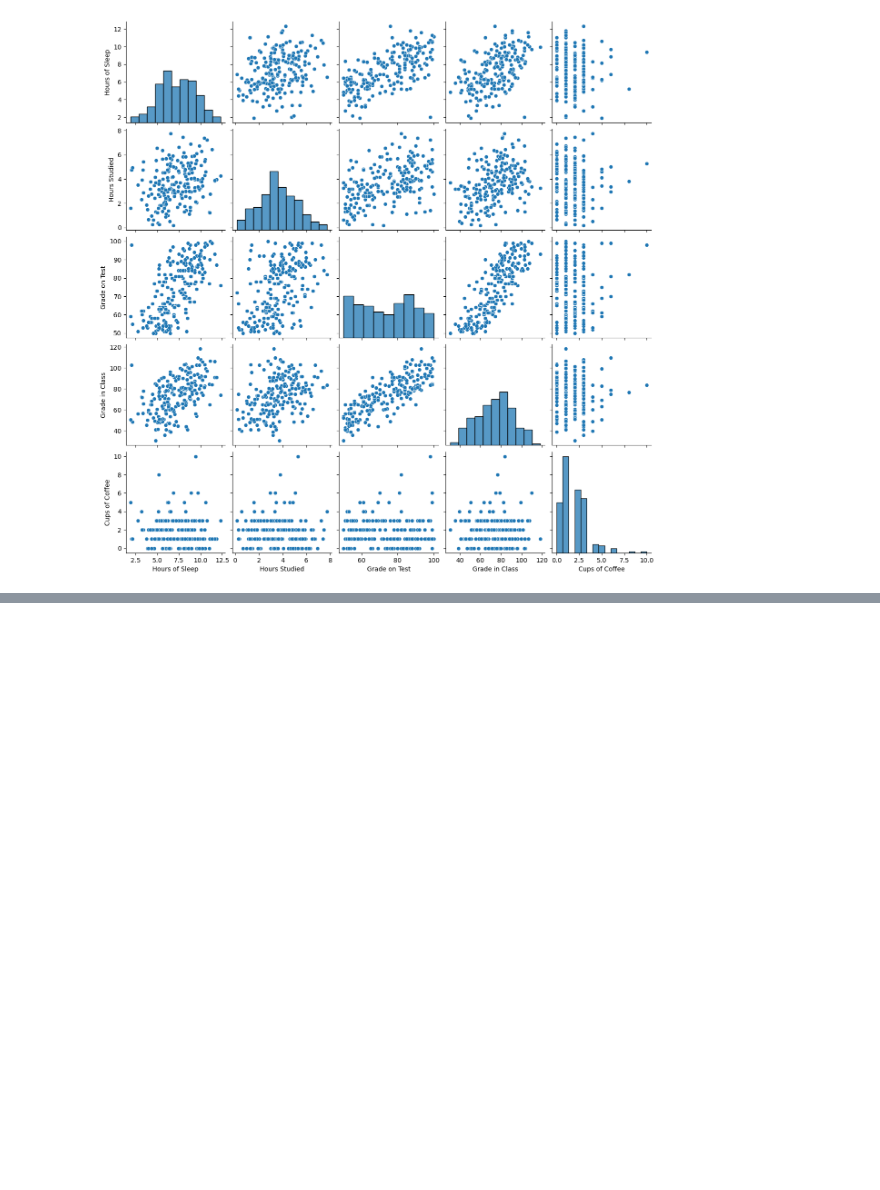
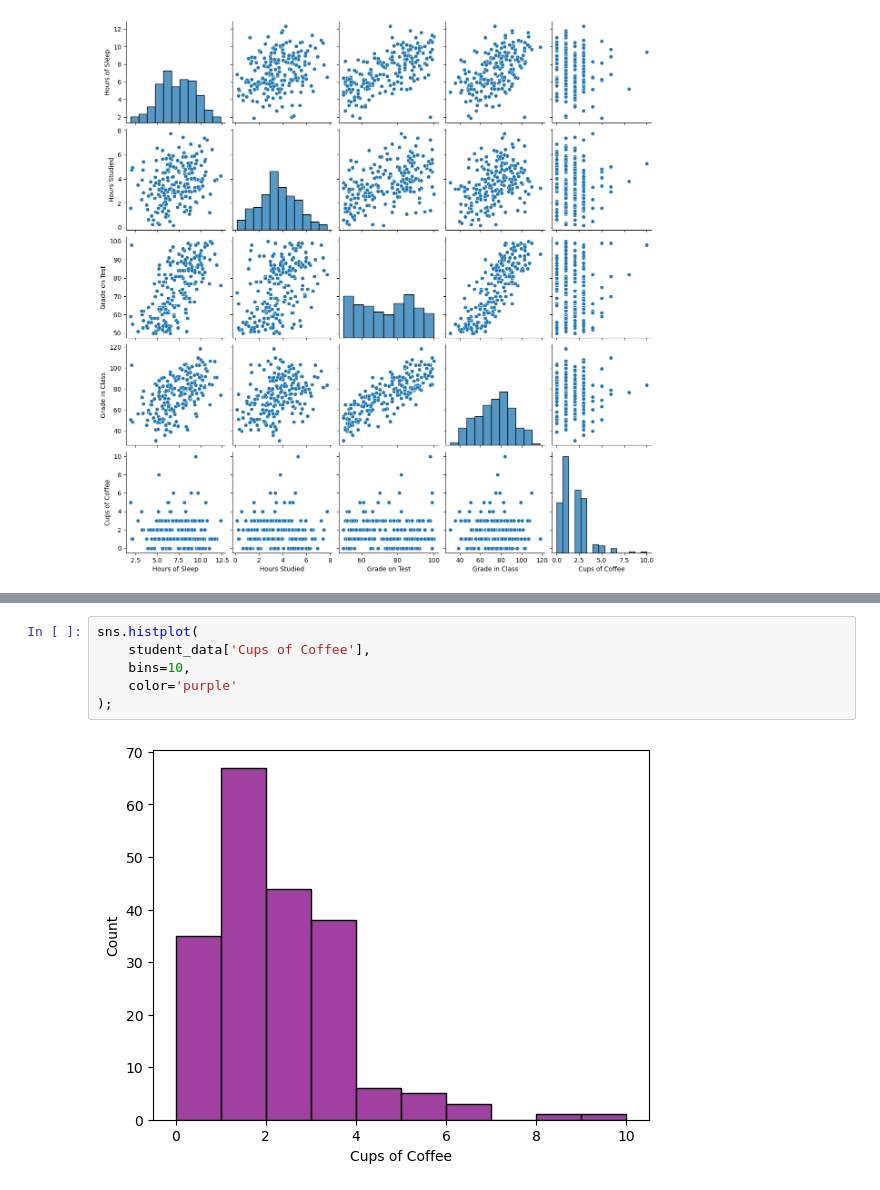
Before and after one commit to Camiloesp/Python-Data-Science-Data-Prep-EDA-with-Python, a Jupyter notebook: 3_ExploratoryDataAnalysis_Visualization.ipynb, the cells around one changed output, grey strips where cells are left out. Saved outputs shown, nothing was run; the diff lists cells and outputs as text; blank space fills up the shorter version.

```diff
--- a/3_ExploratoryDataAnalysis_Visualization.ipynb
+++ b/3_ExploratoryDataAnalysis_Visualization.ipynb
@@ -295,0 +332,8 @@ sns.pairplot(student_data)
+# %%
+sns.histplot(
+    student_data['Cups of Coffee'],
+    bins=10,
+    color='purple'
+);
+# %% [output]
+[figure, added]
```
Also changed, not shown: parts of 6 cells of this notebook.
